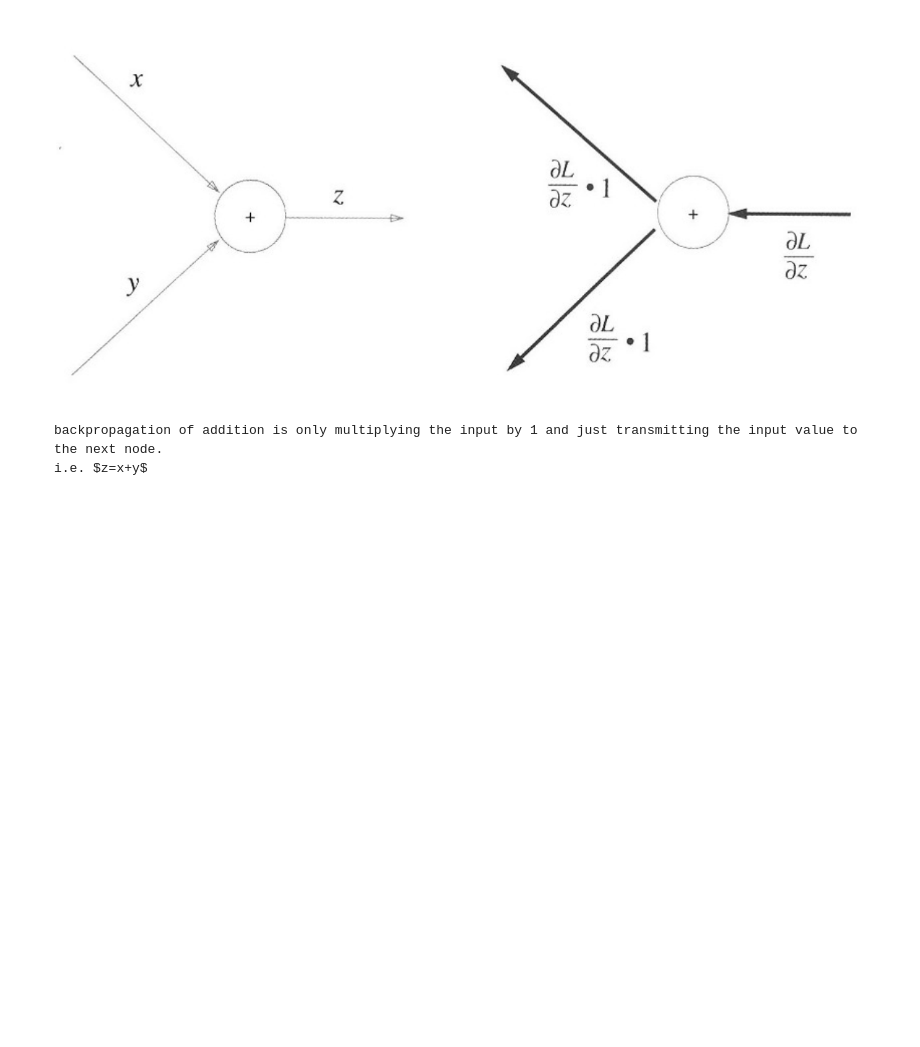
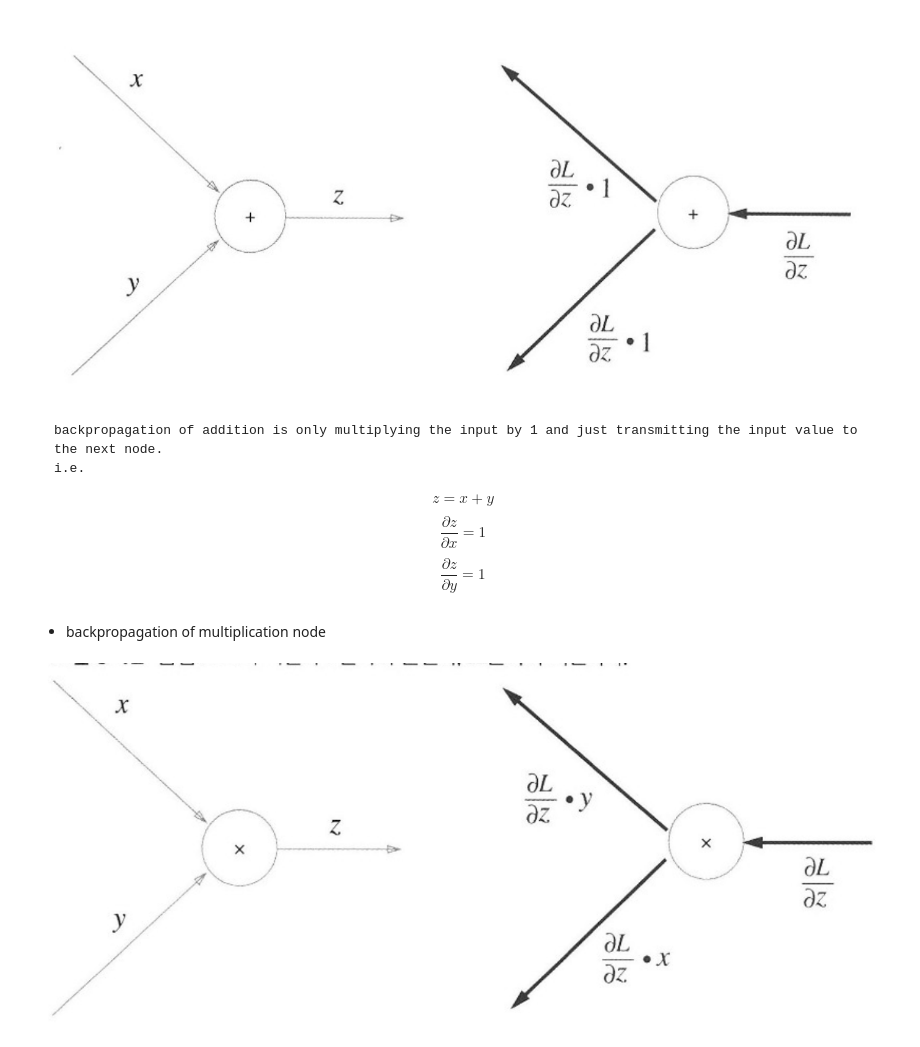
Before and after one commit to seokhyeon99/Deep_Learning_from_scratch_1, a Jupyter notebook: Chapter 5.ipynb, the cells around one changed output. Cells and saved outputs as stored; diff of their text form; code cells hidden in the pictures; blank space fills up the shorter version.

```diff
--- a/Chapter 5.ipynb
+++ b/Chapter 5.ipynb
@@ -36,4 +36,14 @@ Image("backpropagation of addition.png")
 [figure]
 # %% [markdown]
     backpropagation of addition is only multiplying the input by 1 and just transmitting the input value to the next node.
-    i.e. $z=x+y$
+    i.e.
+$$ z=x+y $$
+$$\frac{\partial z}{\partial x} = 1 $$
+$$\frac{\partial z}{\partial y} = 1 $$
+# %% [markdown]
+- backpropagation of multiplication node
+# %%
+from IPython.display import Image
+Image("backpropagation of multiplication.png")
+# %% [output]
+[figure, added]
```
